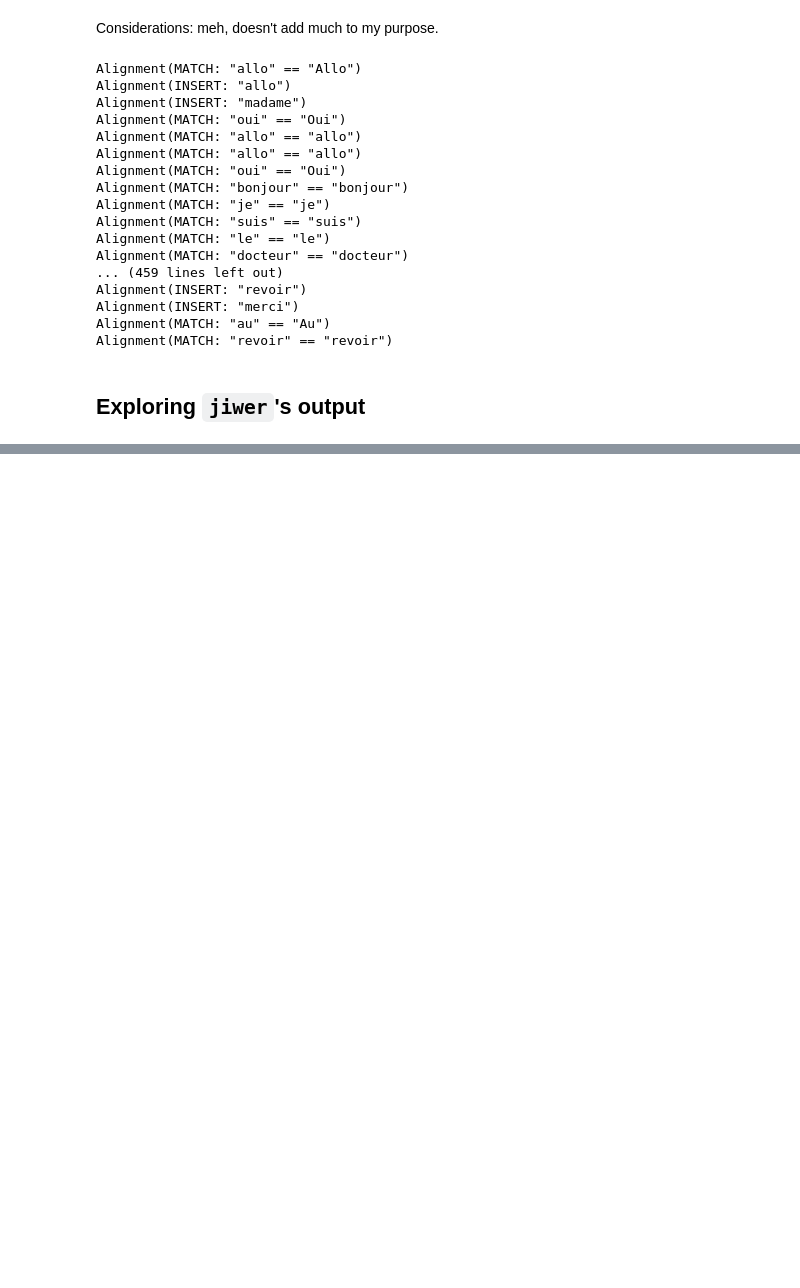
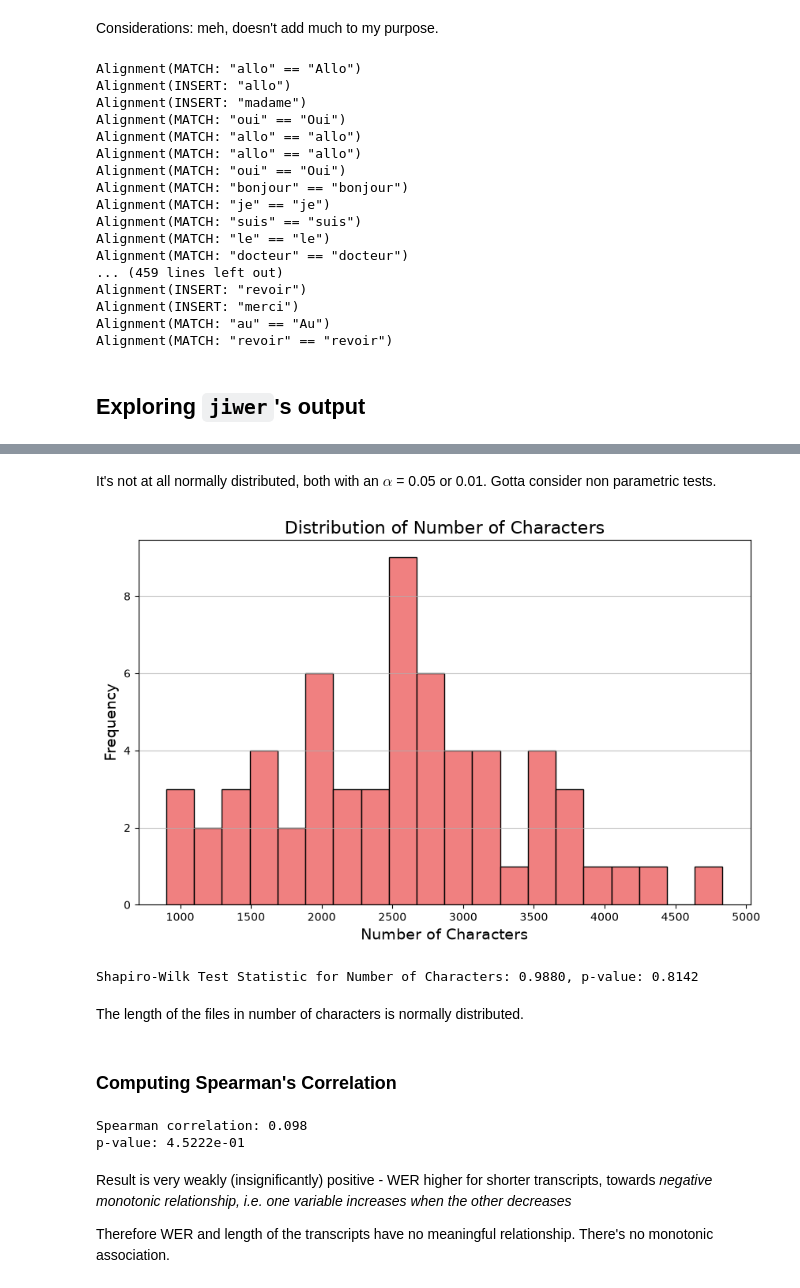
Before and after one commit to monicapsq/benchmarking_asr_medical, a Jupyter notebook: figuring_out.ipynb, the cells around one changed output, grey strips where cells are left out. Saved outputs shown, nothing was run; the diff lists cells and outputs as text; code cells hidden in the pictures; blank space fills up the shorter version.

```diff
--- a/figuring_out.ipynb
+++ b/figuring_out.ipynb
@@ -363,0 +540,37 @@ cer=23.54%
+# %% [markdown]
+It's not at all normally distributed, both with an $\alpha$ = 0.05 or 0.01. Gotta consider non parametric tests.
+# %%
+chars = df['Number of characters']
+
+plt.figure(figsize=(10, 6))
+plt.hist(chars, bins=20, color='lightcoral', edgecolor='black')
+plt.title('Distribution of Number of Characters', fontsize=16)
+plt.xlabel('Number of Characters', fontsize=14)
+plt.ylabel('Frequency', fontsize=14)
+plt.grid(axis='y', alpha=0.75)
+plt.show()
+# %% [output]
+[figure, added]
+# %%
+shapiro_test_chars = stats.shapiro(chars)
+print(f"Shapiro-Wilk Test Statistic for Number of Characters: {shapiro_test_chars.statistic:.4f}, p-value: {shapiro_test_chars.pvalue:.4f}")
+# %% [output]
+Shapiro-Wilk Test Statistic for Number of Characters: 0.9880, p-value: 0.8142
+# %% [markdown]
+The length of the files in number of characters is normally distributed.
+# %% [markdown]
+### Computing Spearman's Correlation
+# %%
+from scipy.stats import spearmanr
+
+corr, p_value = spearmanr(chars, wers)
+
+print(f"Spearman correlation: {corr:.3f}")
+print(f"p-value: {p_value:.4e}")
+# %% [output]
+Spearman correlation: 0.098
+p-value: 4.5222e-01
+# %% [markdown]
+Result is very weakly (insignificantly) positive - WER higher for shorter transcripts, towards _negative monotonic relationship, i.e. one variable increases when the other decreases_
+
+Therefore WER and length of the transcripts have no meaningful relationship. There's no monotonic association.
```
Also changed, not shown: parts of 24 cells of this notebook.
